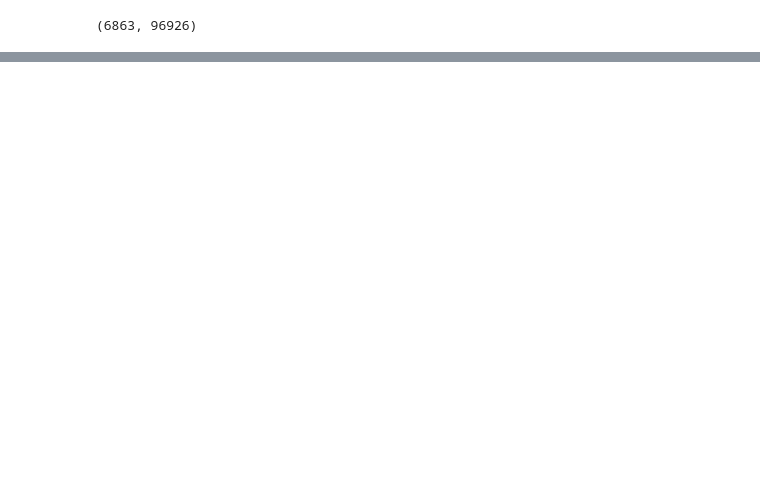
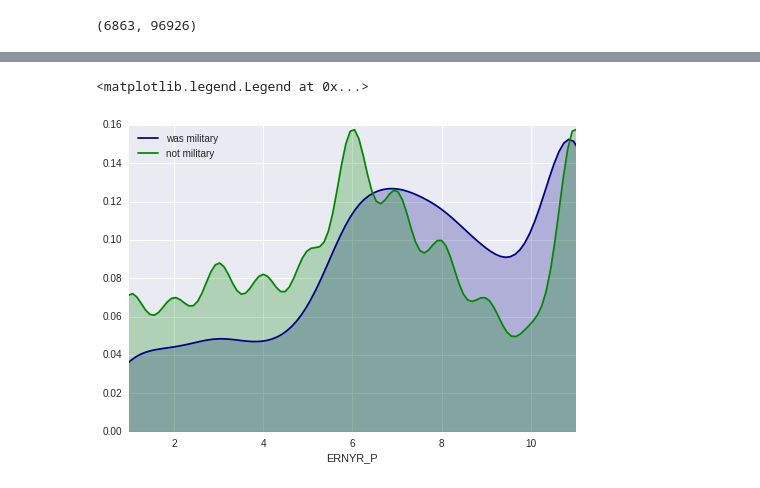
Before and after one commit to joeylmaalouf/NHIS-analysis, a Jupyter notebook: report.ipynb, the cells around one changed output, grey strips where cells are left out. Saved outputs shown, nothing was run; the diff lists cells and outputs as text; code cells hidden in the pictures; blank space fills up the shorter version.

```diff
--- a/report.ipynb
+++ b/report.ipynb
@@ -50,0 +57,8 @@ plt.legend()
+# %%
+plt.xlim(1, 11)
+sns.distplot(y_incomes, label = "was military", color = "#000088", hist = False, kde_kws = {"shade": True}, norm_hist = True)
+sns.distplot(n_incomes, label = "not military", color = "#008800", hist = False, kde_kws = {"shade": True}, norm_hist = True)
+plt.legend(loc = "best")
+# %% [output]
+<matplotlib.legend.Legend at 0x...>
+[figure, added]
```
Also changed, not shown: parts of 4 cells of this notebook.
